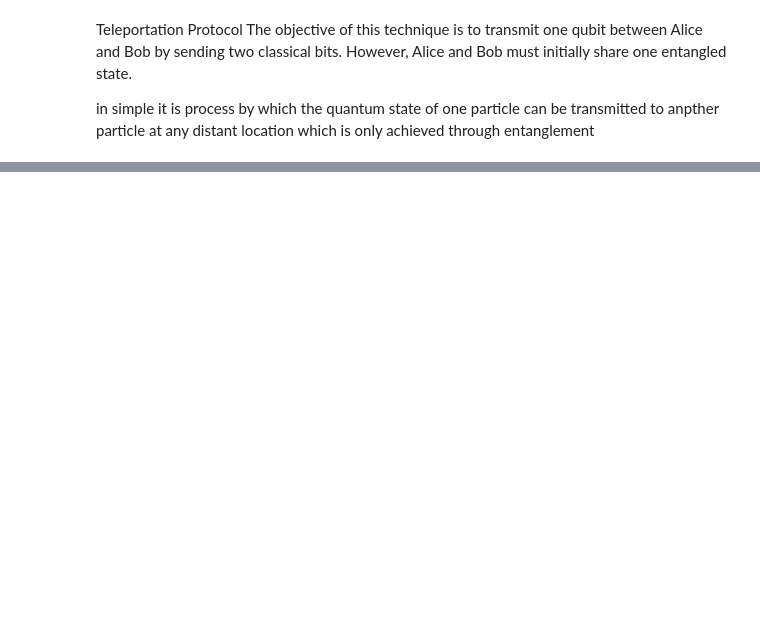
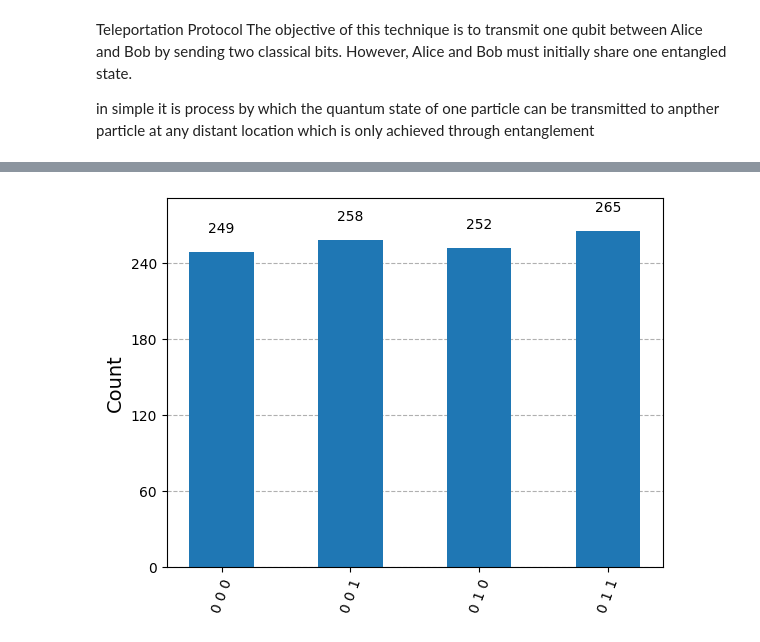
Before and after one commit to joshIsac/quantumcomputing, a Jupyter notebook: 2348523_Teleportation_protocol_lab5.ipynb, the cells around one changed output, grey strips where cells are left out. Cells and saved outputs as stored; diff of their text form; code cells hidden in the pictures; blank space fills up the shorter version.

```diff
--- a/2348523_Teleportation_protocol_lab5.ipynb
+++ b/2348523_Teleportation_protocol_lab5.ipynb
@@ -156,0 +107,11 @@ Teleported State Vector on Qubit C: [0.        +0.00000000e+00j 0.70710678-8.659
+# %%
+from qiskit_aer import AerSimulator
+# Execute the test on the AerSimulator
+simulator = AerSimulator()
+result = simulator.run(testcircuit).result()
+statistics = result.get_counts()
+
+# Display the measurement statistics
+display(plot_histogram(statistics))
+# %% [output]
+[figure, added]
```
Also changed, not shown: parts of 15 cells of this notebook.
